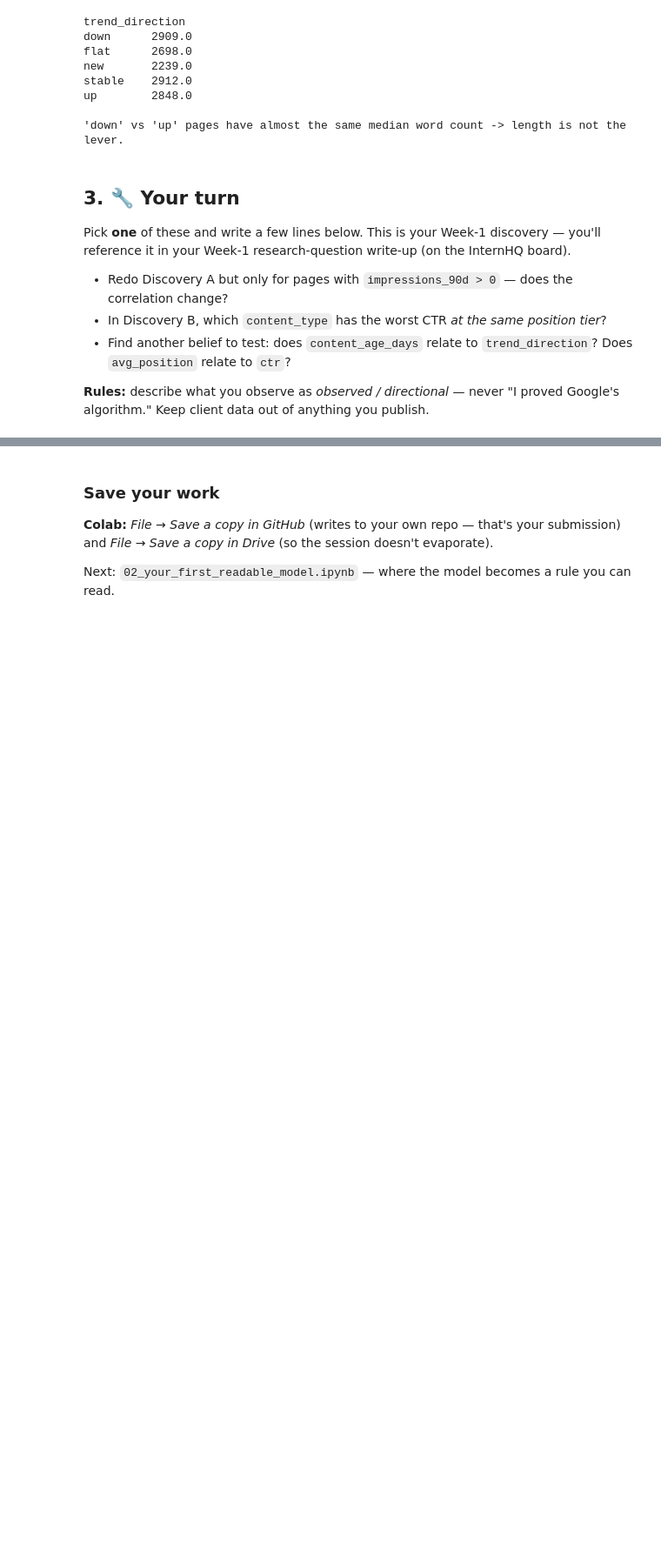
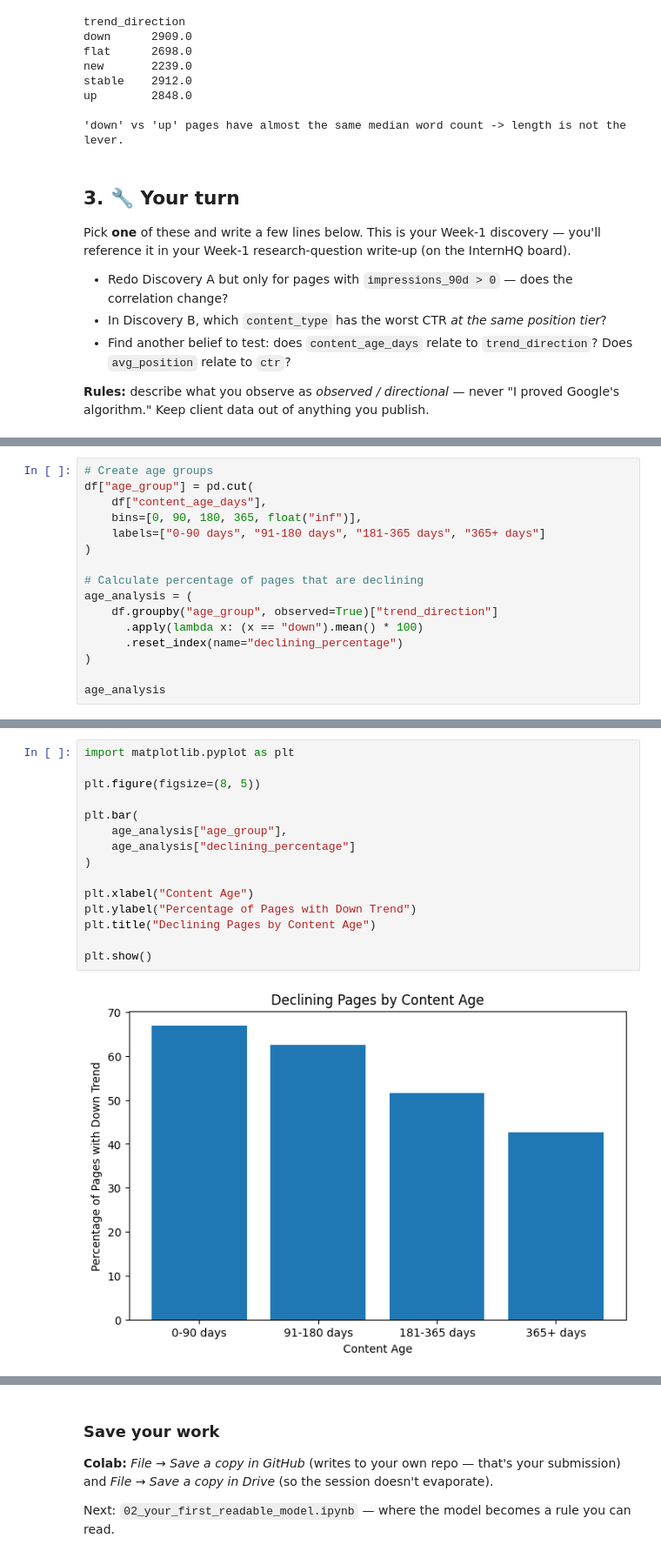
Before and after one commit to Sujan-lab-cell/flyrank-ml-internship, a Jupyter notebook: notebooks/01_first_look_and_discovery.ipynb, the cells around one changed output, grey strips where cells are left out. Shown at 87% size. Saved outputs shown, nothing was run; the diff lists cells and outputs as text; blank space fills up the shorter version.

```diff
--- a/notebooks/01_first_look_and_discovery.ipynb
+++ b/notebooks/01_first_look_and_discovery.ipynb
@@ -155,0 +170,16 @@ Pick **one** of these and write a few lines below. This is your Week-1 discovery
+# %%
+# Create age groups
+df["age_group"] = pd.cut(
+    df["content_age_days"],
+    bins=[0, 90, 180, 365, float("inf")],
+    labels=["0-90 days", "91-180 days", "181-365 days", "365+ days"]
+)
+
+# Calculate percentage of pages that are declining
+age_analysis = (
+    df.groupby("age_group", observed=True)["trend_direction"]
+      .apply(lambda x: (x == "down").mean() * 100)
+      .reset_index(name="declining_percentage")
+)
+
+age_analysis
@@ -155,0 +192,17 @@ Pick **one** of these and write a few lines below. This is your Week-1 discovery
+# %%
+import matplotlib.pyplot as plt
+
+plt.figure(figsize=(8, 5))
+
+plt.bar(
+    age_analysis["age_group"],
+    age_analysis["declining_percentage"]
+)
+
+plt.xlabel("Content Age")
+plt.ylabel("Percentage of Pages with Down Trend")
+plt.title("Declining Pages by Content Age")
+
+plt.show()
+# %% [output]
+[figure, added]
```
Also changed, not shown: parts of 12 cells of this notebook.
